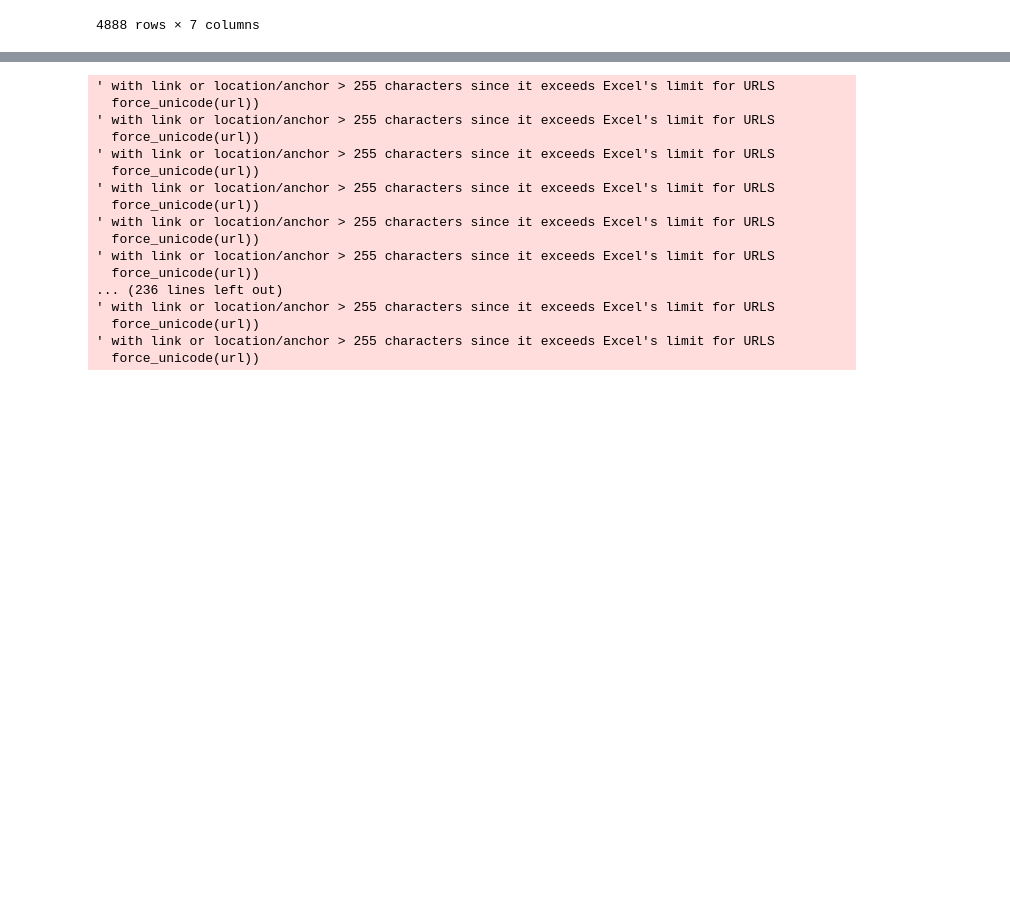
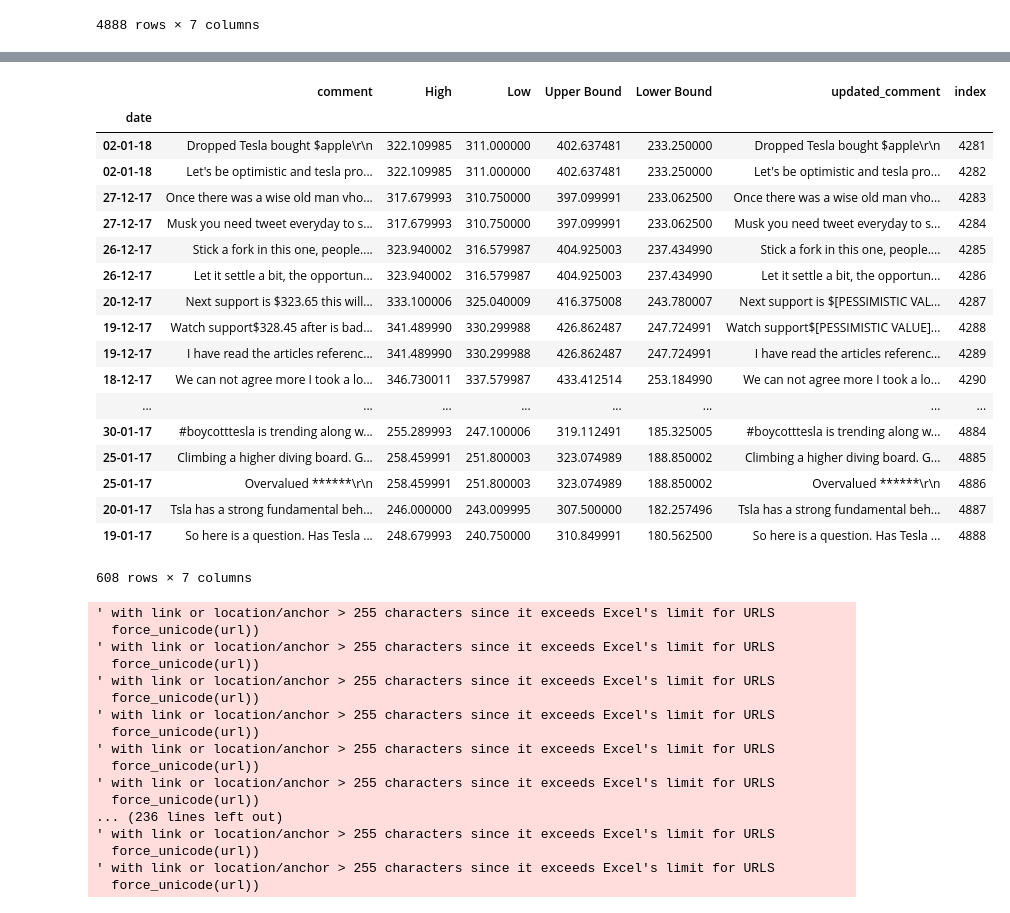
Before and after one commit to falkenovergaard/TA_Exam, a Jupyter notebook: Preprocessing.ipynb, the cells around one changed output, grey strips where cells are left out. Drawn from its saved outputs; the diff is of its cells as text; code cells hidden in the pictures; blank space fills up the shorter version.

```diff
--- a/Preprocessing.ipynb
+++ b/Preprocessing.ipynb
@@ -115,4 +115,5 @@ df_ts_merged
 | 19-01-17 | So here is a question. Has Tesla ... | 248.679993 | 240.750000 | 310.849991 | 180.562500 | So here is a question. Has Tesla ... | 4888 |
 4888 rows × 7 columns
 # %%
-df_ts_merged = df_ts_merged.loc[:'02-01-18']
+df_old_data = df_ts_merged.loc['02-01-18':]
+dates=df_old_data.index
@@ -144,3 +120,25 @@ for rows in df_old_data:
+# %%
+df_old_data
+# %% [output]
+|  | comment | High | Low | Upper Bound | Lower Bound | updated_comment | index |
+| date |  |  |  |  |  |  |  |
+| 02-01-18 | Dropped Tesla bought $apple\r\n | 322.109985 | 311.000000 | 402.637481 | 233.250000 | Dropped Tesla bought $apple\r\n | 4281 |
+| 02-01-18 | Let's be optimistic and tesla pro... | 322.109985 | 311.000000 | 402.637481 | 233.250000 | Let's be optimistic and tesla pro... | 4282 |
+| 27-12-17 | Once there was a wise old man vho... | 317.679993 | 310.750000 | 397.099991 | 233.062500 | Once there was a wise old man vho... | 4283 |
+| 27-12-17 | Musk you need tweet everyday to s... | 317.679993 | 310.750000 | 397.099991 | 233.062500 | Musk you need tweet everyday to s... | 4284 |
+| 26-12-17 | Stick a fork in this one, people.... | 323.940002 | 316.579987 | 404.925003 | 237.434990 | Stick a fork in this one, people.... | 4285 |
+| 26-12-17 | Let it settle a bit, the opportun... | 323.940002 | 316.579987 | 404.925003 | 237.434990 | Let it settle a bit, the opportun... | 4286 |
+| 20-12-17 | Next support is $323.65 this will... | 333.100006 | 325.040009 | 416.375008 | 243.780007 | Next support is $[PESSIMISTIC VAL... | 4287 |
+| 19-12-17 | Watch support$328.45 after is bad... | 341.489990 | 330.299988 | 426.862487 | 247.724991 | Watch support$[PESSIMISTIC VALUE]... | 4288 |
+| 19-12-17 | I have read the articles referenc... | 341.489990 | 330.299988 | 426.862487 | 247.724991 | I have read the articles referenc... | 4289 |
+| 18-12-17 | We can not agree more I took a lo... | 346.730011 | 337.579987 | 433.412514 | 253.184990 | We can not agree more I took a lo... | 4290 |
+| ... | ... | ... | ... | ... | ... | ... | ... |
+| 30-01-17 | #boycotttesla is trending along w... | 255.289993 | 247.100006 | 319.112491 | 185.325005 | #boycotttesla is trending along w... | 4884 |
+| 25-01-17 | Climbing a higher diving board. G... | 258.459991 | 251.800003 | 323.074989 | 188.850002 | Climbing a higher diving board. G... | 4885 |
+| 25-01-17 | Overvalued ******\r\n | 258.459991 | 251.800003 | 323.074989 | 188.850002 | Overvalued ******\r\n | 4886 |
+| 20-01-17 | Tsla has a strong fundamental beh... | 246.000000 | 243.009995 | 307.500000 | 182.257496 | Tsla has a strong fundamental beh... | 4887 |
+| 19-01-17 | So here is a question. Has Tesla ... | 248.679993 | 240.750000 | 310.849991 | 180.562500 | So here is a question. Has Tesla ... | 4888 |
+608 rows × 7 columns
 # %%
 df_bc_merged.to_excel("data/output/bitcoin.xlsx", sheet_name='Sheet_1')
 df_dj_merged.to_excel("data/output/dowjones.xlsx", sheet_name='Sheet_1')
```
Also changed, not shown: parts of 3 cells of this notebook.
